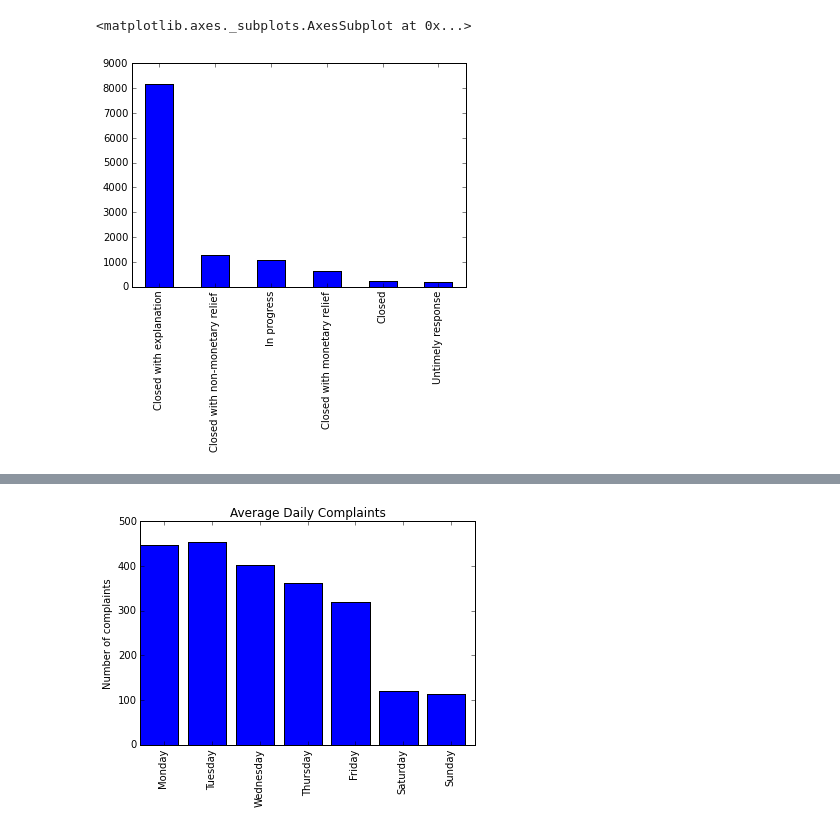
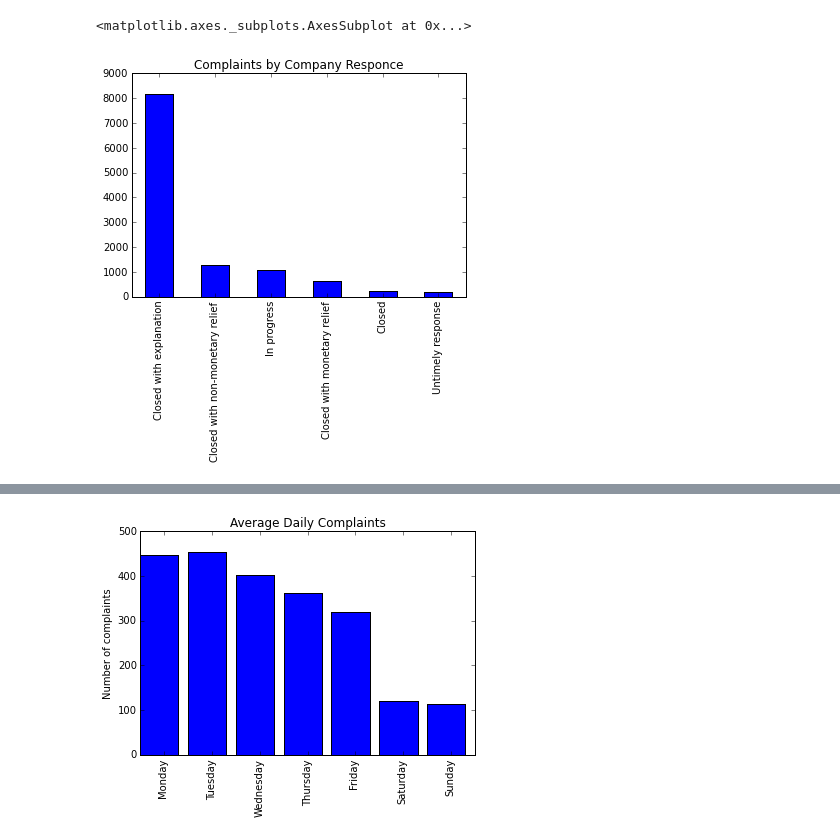
Before and after one commit to Shea-Wolfe/consumer-complaints, a Jupyter notebook: consumer_complaints.ipynb, the cells around one changed output, grey strips where cells are left out. Drawn from its saved outputs; the diff is of its cells as text; code cells hidden in the pictures.

```diff
--- a/consumer_complaints.ipynb
+++ b/consumer_complaints.ipynb
@@ -21,5 +30,5 @@ complaints.Company.value_counts()[:10].plot(kind='bar')
 # %%
-complaints['Company response'].value_counts().plot(kind='bar')
+complaints['Company response'].value_counts().plot(kind='bar', title='Complaints by Company Responce')
 # %% [output]
 <matplotlib.axes._subplots.AxesSubplot at 0x...>
-[figure, old version]
+[figure, new version]
```
Also changed, not shown: parts of 6 cells of this notebook, 1 other file.
